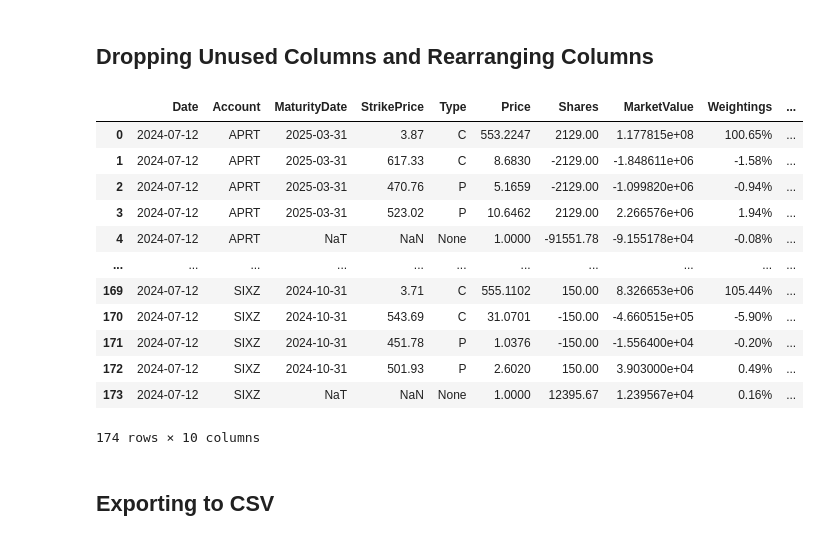
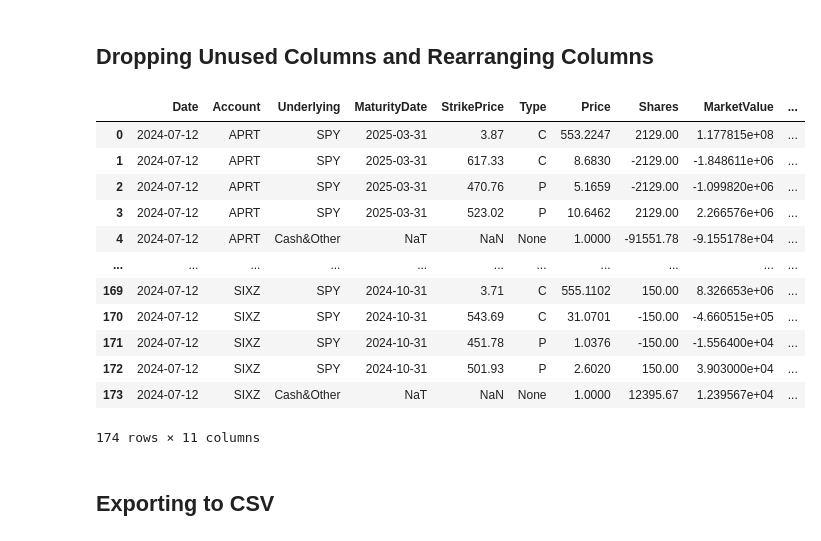
Before and after one commit to pritamdalal/veta_assignment, a Jupyter notebook: notebooks/01_cleaning_holdings.ipynb, the cells around one changed output. Drawn from its saved outputs; the diff is of its cells as text; code cells hidden in the pictures.

```diff
--- a/notebooks/01_cleaning_holdings.ipynb
+++ b/notebooks/01_cleaning_holdings.ipynb
@@ -55,6 +55,7 @@ df_holdings
 ## Parsing Option Information from `SecurityName` Column
 # %%
 df = df_holdings["SecurityName"].str.split(pat=" ", expand=True)
+df_holdings["Underlying"] = df[0]
 df_holdings["Type"] = df[3]
 df_holdings
 # %% [output]
@@ -94,22 +95,22 @@ df_holdings
 # %% [markdown]
 ## Dropping Unused Columns and Rearranging Columns
 # %%
-df_holdings = df_holdings[["Date", "Account", "MaturityDate", "StrikePrice", "Type", "Price", "Shares", "MarketValue", "Weightings", "SharesOutstanding"]]
+df_holdings = df_holdings[["Date", "Account", "Underlying", "MaturityDate", "StrikePrice", "Type", "Price", "Shares", "MarketValue", "Weightings", "SharesOutstanding"]]
 df_holdings
 # %% [output]
-|  | Date | Account | MaturityDate | StrikePrice | Type | Price | Shares | MarketValue | Weightings | ... |
-| 0 | 2024-07-12 | APRT | 2025-03-31 | 3.87 | C | 553.2247 | 2129.00 | 1.177815e+08 | 100.65% | ... |
-| 1 | 2024-07-12 | APRT | 2025-03-31 | 617.33 | C | 8.6830 | -2129.00 | -1.848611e+06 | -1.58% | ... |
-| 2 | 2024-07-12 | APRT | 2025-03-31 | 470.76 | P | 5.1659 | -2129.00 | -1.099820e+06 | -0.94% | ... |
-| 3 | 2024-07-12 | APRT | 2025-03-31 | 523.02 | P | 10.6462 | 2129.00 | 2.266576e+06 | 1.94% | ... |
-| 4 | 2024-07-12 | APRT | NaT | NaN | None | 1.0000 | -91551.78 | -9.155178e+04 | -0.08% | ... |
+|  | Date | Account | Underlying | MaturityDate | StrikePrice | Type | Price | Shares | MarketValue | ... |
+| 0 | 2024-07-12 | APRT | SPY | 2025-03-31 | 3.87 | C | 553.2247 | 2129.00 | 1.177815e+08 | ... |
+| 1 | 2024-07-12 | APRT | SPY | 2025-03-31 | 617.33 | C | 8.6830 | -2129.00 | -1.848611e+06 | ... |
+| 2 | 2024-07-12 | APRT | SPY | 2025-03-31 | 470.76 | P | 5.1659 | -2129.00 | -1.099820e+06 | ... |
+| 3 | 2024-07-12 | APRT | SPY | 2025-03-31 | 523.02 | P | 10.6462 | 2129.00 | 2.266576e+06 | ... |
+| 4 | 2024-07-12 | APRT | Cash&Other | NaT | NaN | None | 1.0000 | -91551.78 | -9.155178e+04 | ... |
 | ... | ... | ... | ... | ... | ... | ... | ... | ... | ... | ... |
-| 169 | 2024-07-12 | SIXZ | 2024-10-31 | 3.71 | C | 555.1102 | 150.00 | 8.326653e+06 | 105.44% | ... |
-| 170 | 2024-07-12 | SIXZ | 2024-10-31 | 543.69 | C | 31.0701 | -150.00 | -4.660515e+05 | -5.90% | ... |
-| 171 | 2024-07-12 | SIXZ | 2024-10-31 | 451.78 | P | 1.0376 | -150.00 | -1.556400e+04 | -0.20% | ... |
-| 172 | 2024-07-12 | SIXZ | 2024-10-31 | 501.93 | P | 2.6020 | 150.00 | 3.903000e+04 | 0.49% | ... |
-| 173 | 2024-07-12 | SIXZ | NaT | NaN | None | 1.0000 | 12395.67 | 1.239567e+04 | 0.16% | ... |
+| 169 | 2024-07-12 | SIXZ | SPY | 2024-10-31 | 3.71 | C | 555.1102 | 150.00 | 8.326653e+06 | ... |
+| 170 | 2024-07-12 | SIXZ | SPY | 2024-10-31 | 543.69 | C | 31.0701 | -150.00 | -4.660515e+05 | ... |
+| 171 | 2024-07-12 | SIXZ | SPY | 2024-10-31 | 451.78 | P | 1.0376 | -150.00 | -1.556400e+04 | ... |
+| 172 | 2024-07-12 | SIXZ | SPY | 2024-10-31 | 501.93 | P | 2.6020 | 150.00 | 3.903000e+04 | ... |
+| 173 | 2024-07-12 | SIXZ | Cash&Other | NaT | NaN | None | 1.0000 | 12395.67 | 1.239567e+04 | ... |
-174 rows × 10 columns
+174 rows × 11 columns
 # %% [markdown]
 ## Exporting to CSV
 # %%
```
Also changed, not shown: parts of 3 cells of this notebook, 3 other files.
